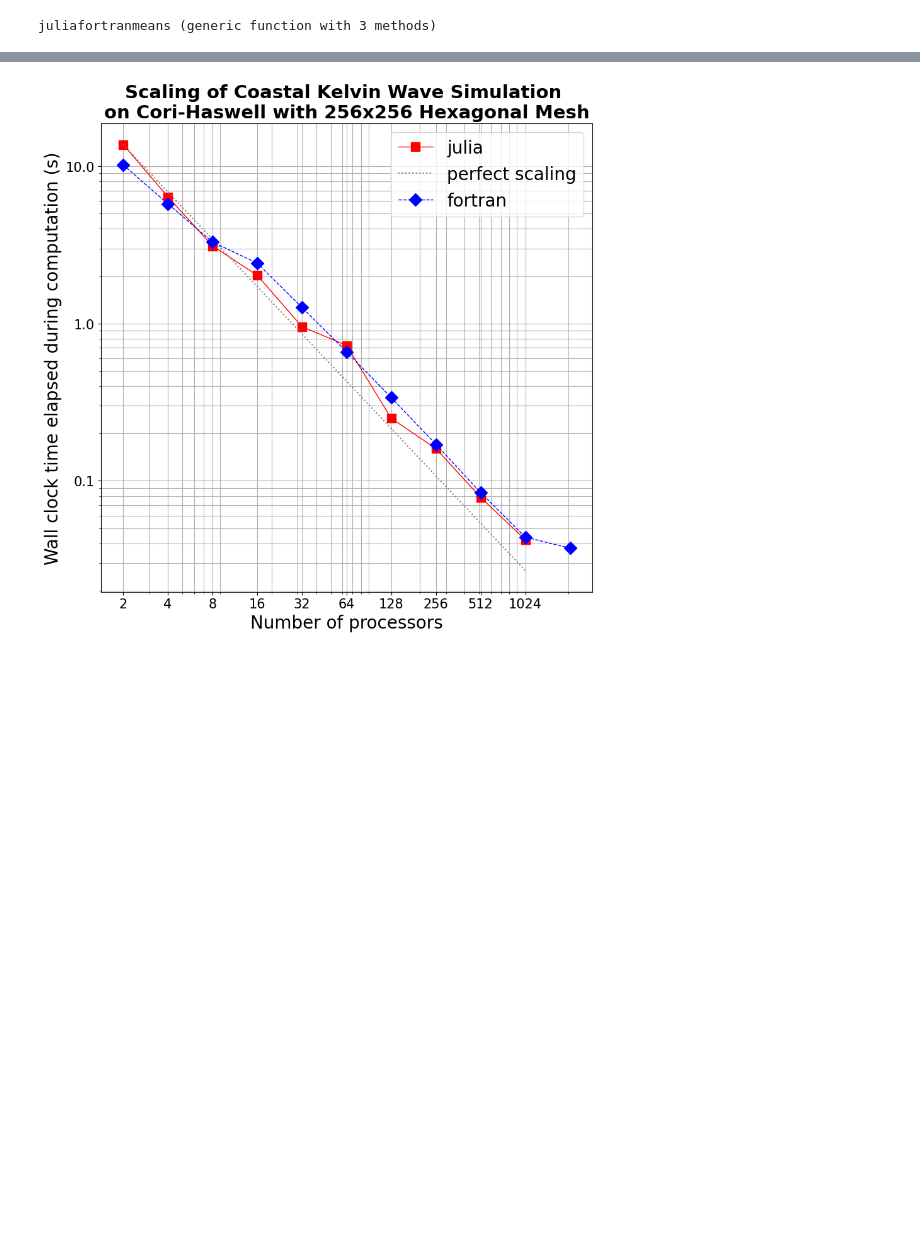
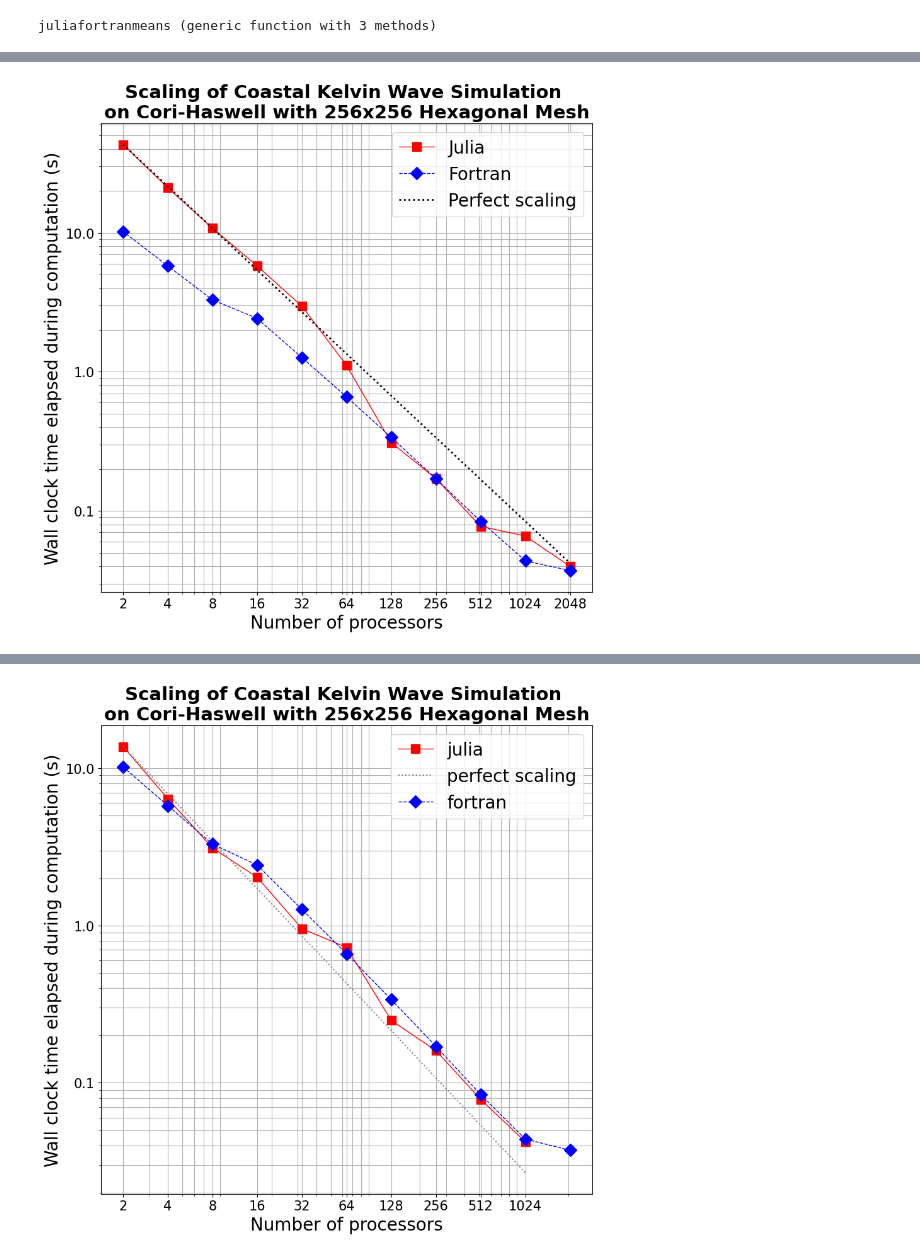
Before and after one commit to robertstrauss/MPAS_Ocean_Julia, a Jupyter notebook: output/kelvinwave/performanceplots.ipynb, the cells around one changed output, grey strips where cells are left out. Saved outputs shown, nothing was run; the diff lists cells and outputs as text; code cells hidden in the pictures; blank space fills up the shorter version.

```diff
--- a/output/kelvinwave/performanceplots.ipynb
+++ b/output/kelvinwave/performanceplots.ipynb
@@ -85,0 +121,7 @@ fig.savefig("$(juliafn4)_scaling512x.png")
+# %%
+nCellsX = 256
+jt, jp, ft, fp, juliafn, fortranfn = juliafortranmeans(nCellsX, 2048, 2048)
+fig, ax = strongscalingplot(jt, jp, ft, fp, nCellsX)
+fig.savefig("$(juliafn)_scaling$(nCellsX)x.png")
+# %% [output]
+[figure, added]
```
Also changed, not shown: parts of 14 cells of this notebook, 16 other files.
